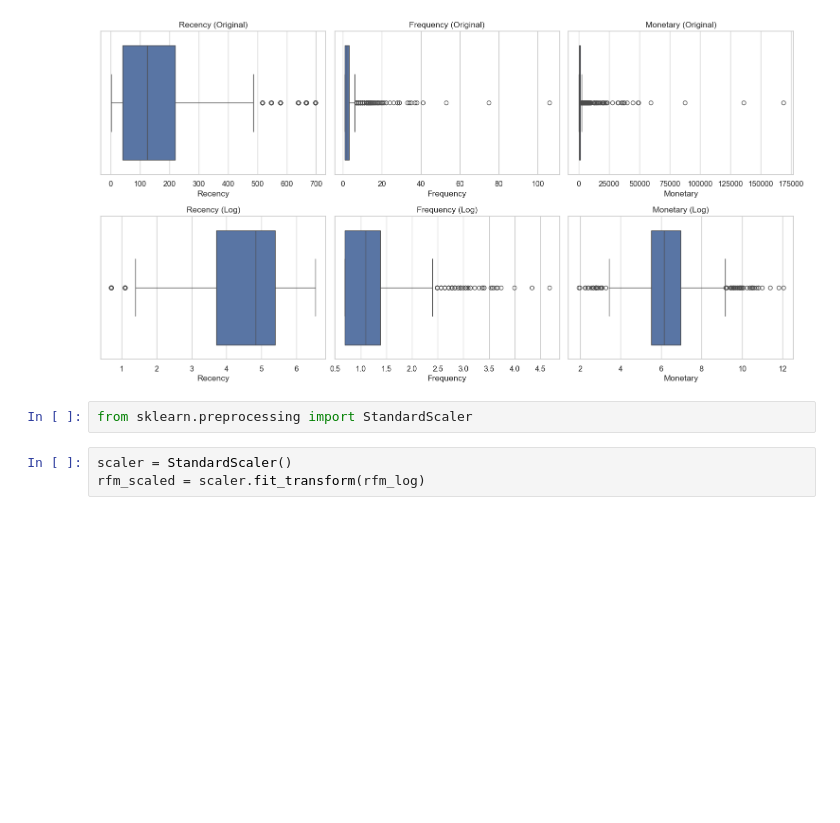
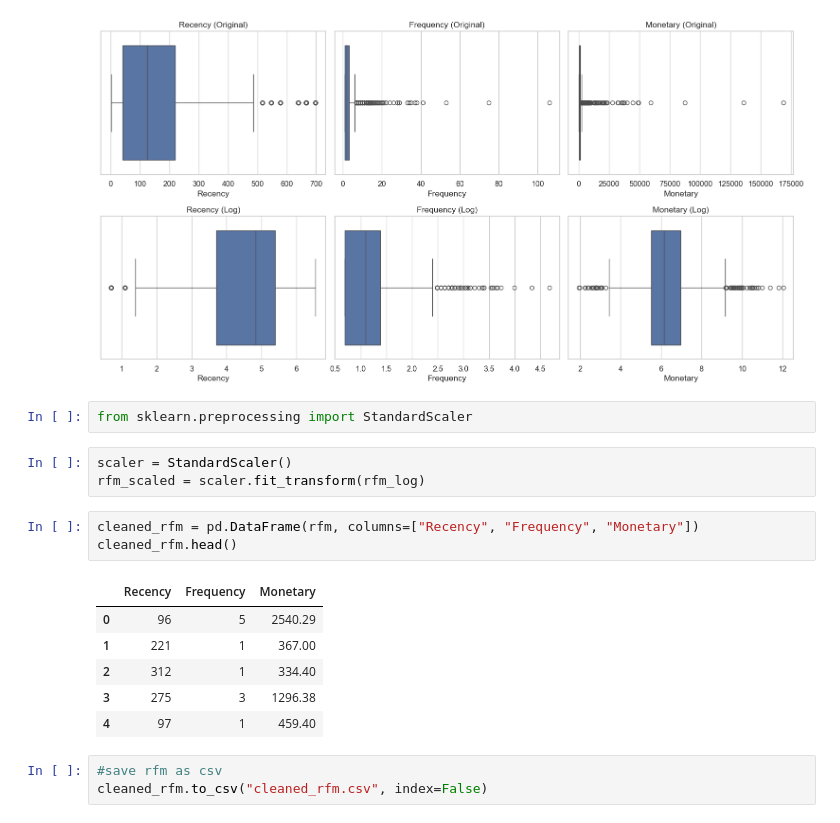
Before and after one commit to Gokul-bit165/clustering-task, a Jupyter notebook: eda.ipynb, the cells around one changed output. Saved outputs shown, nothing was run; the diff lists cells and outputs as text; blank space fills up the shorter version.

```diff
--- a/eda.ipynb
+++ b/eda.ipynb
@@ -105,3 +105,16 @@ from sklearn.preprocessing import StandardScaler
 # %%
 scaler = StandardScaler()
 rfm_scaled = scaler.fit_transform(rfm_log)
+# %%
+cleaned_rfm = pd.DataFrame(rfm, columns=["Recency", "Frequency", "Monetary"])
+cleaned_rfm.head()
+# %% [output]
+|  | Recency | Frequency | Monetary |
+| 0 | 96 | 5 | 2540.29 |
+| 1 | 221 | 1 | 367.00 |
+| 2 | 312 | 1 | 334.40 |
+| 3 | 275 | 3 | 1296.38 |
+| 4 | 97 | 1 | 459.40 |
+# %%
+#save rfm as csv
+cleaned_rfm.to_csv("cleaned_rfm.csv", index=False)
```
Also changed, not shown: 12 other files.
